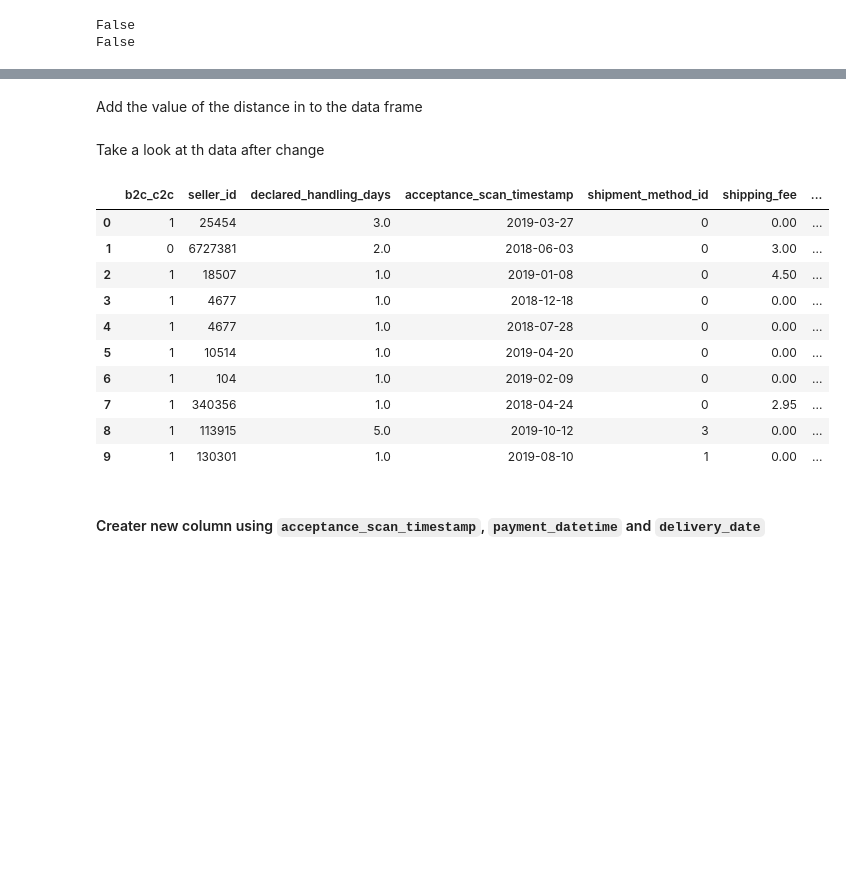
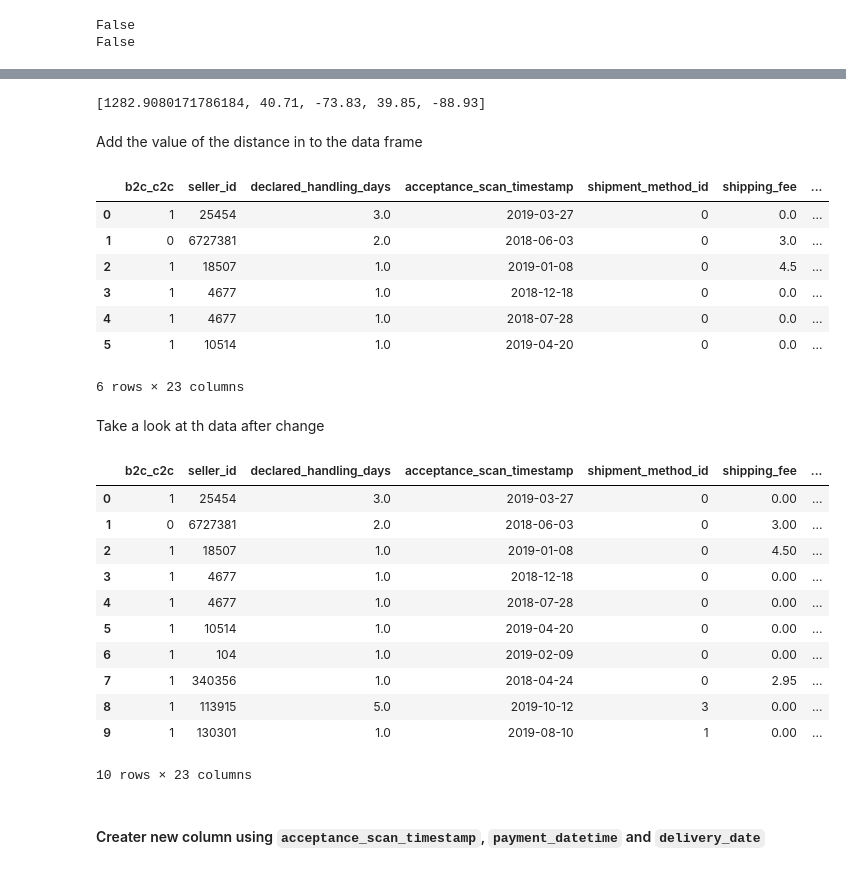
Before and after one commit to henry-vuong/Capstone_Prediction_delivery_time, a Jupyter notebook: notebooks/Ebay_EDA_FeatureEngineering.ipynb, the cells around one changed output, grey strips where cells are left out. Drawn from its saved outputs; the diff is of its cells as text; code cells hidden in the pictures; blank space fills up the shorter version.

```diff
--- a/notebooks/Ebay_EDA_FeatureEngineering.ipynb
+++ b/notebooks/Ebay_EDA_FeatureEngineering.ipynb
@@ -647,7 +647,7 @@ def get_distance(item_zip, buyer_zip):
             distance = mpu.haversine_distance((lat1,long1),(lat2,long2))
             if lat1 is None or lat2 is None or long1 is None or long2 is None:
                 return None
-            return distance
+            return [distance, lat1, long1, lat2, long2]
     else:
         return None
 
@@ -667,10 +665,48 @@ Using slow pure-python SequenceMatcher. Install python-Levenshtein to remove thi
 # %%
 distance = add_zip_distance_column(item_zip, buyer_zip)
+# %%
+distance[1]
+# %% [output]
+[1282.9080171786184, 40.71, -73.83, 39.85, -88.93]
+# %%
+dis=[]
+buyer_lat=[]
+buyer_lon=[]
+seller_lat=[]
+seller_lon=[]
+for i in range(len(distance)):
+    if distance[i] is None:
+        dis.append(None)
+        buyer_lon.append(None)
+        buyer_lat.append(None)
+        seller_lon.append(None)
+        seller_lat.append(None)
+    else:
+        dis.append(distance[i][0])
+        buyer_lat.append(distance[i][3])
+        buyer_lon.append(distance[i][4])
+        seller_lat.append(distance[i][1])
+        seller_lon.append(distance[i][2])
 # %% [markdown]
 Add the value of the distance in to the data frame
 # %%
 #add distance to dataframe
-df_ebay['distance']= distance
+df_ebay['distance']= dis
+df_ebay['buyyer_lat']=buyer_lat
+df_ebay['buyyer_lon']=buyer_lon
+df_ebay['seller_lon']=seller_lon
+df_ebay['seller_lat']=seller_lat
+# %%
+df_ebay.head(6)
+# %% [output]
+|  | b2c_c2c | seller_id | declared_handling_days | acceptance_scan_timestamp | shipment_method_id | shipping_fee | ... |
+| 0 | 1 | 25454 | 3.0 | 2019-03-27 | 0 | 0.0 | ... |
+| 1 | 0 | 6727381 | 2.0 | 2018-06-03 | 0 | 3.0 | ... |
+| 2 | 1 | 18507 | 1.0 | 2019-01-08 | 0 | 4.5 | ... |
+| 3 | 1 | 4677 | 1.0 | 2018-12-18 | 0 | 0.0 | ... |
+| 4 | 1 | 4677 | 1.0 | 2018-07-28 | 0 | 0.0 | ... |
+| 5 | 1 | 10514 | 1.0 | 2019-04-20 | 0 | 0.0 | ... |
+6 rows × 23 columns
 # %% [markdown]
 Take a look at th data  after change
 # %%
@@ -687,6 +723,7 @@ df_ebay.head(10)
 | 7 | 1 | 340356 | 1.0 | 2018-04-24 | 0 | 2.95 | ... |
 | 8 | 1 | 113915 | 5.0 | 2019-10-12 | 3 | 0.00 | ... |
 | 9 | 1 | 130301 | 1.0 | 2019-08-10 | 1 | 0.00 | ... |
+10 rows × 23 columns
 # %% [markdown]
 #### Creater new column using `acceptance_scan_timestamp`, `payment_datetime` and `delivery_date`
 # %% [markdown]
```
Also changed, not shown: parts of 10 cells of this notebook, 8 other files.
